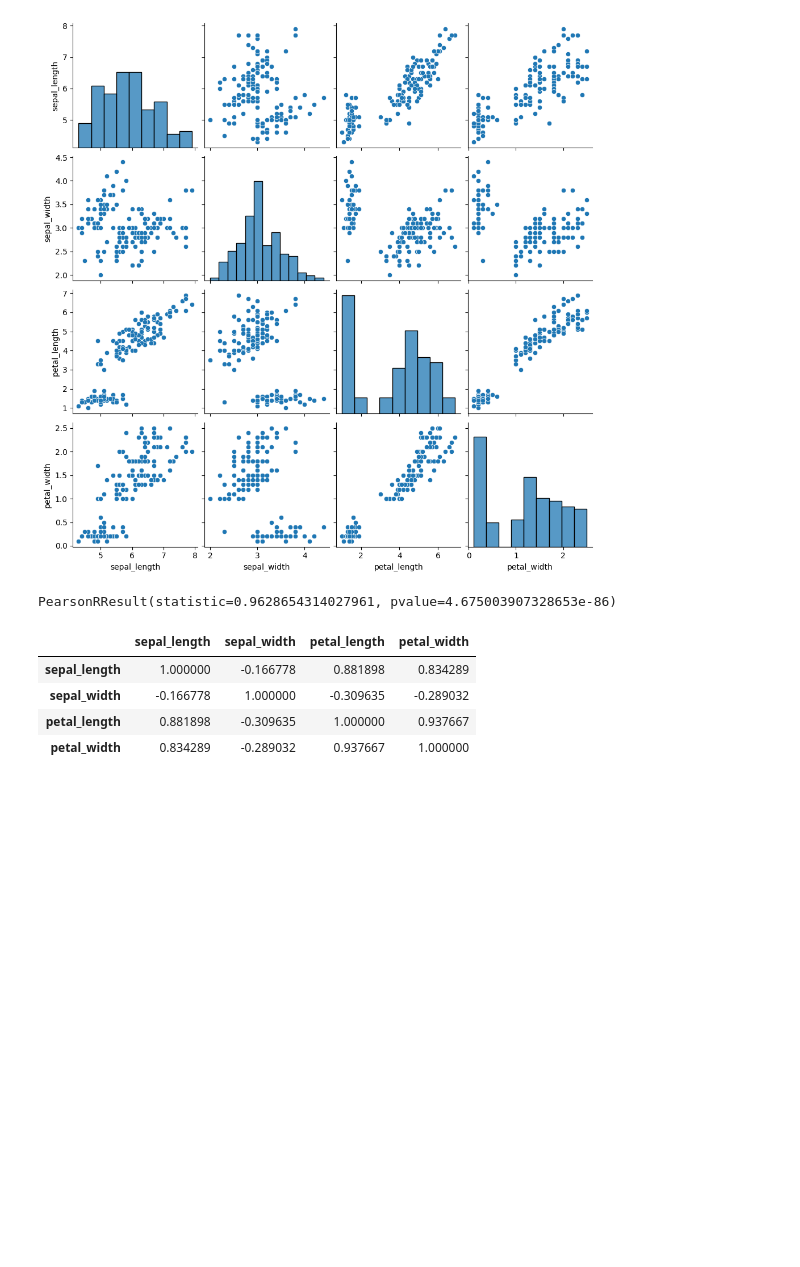
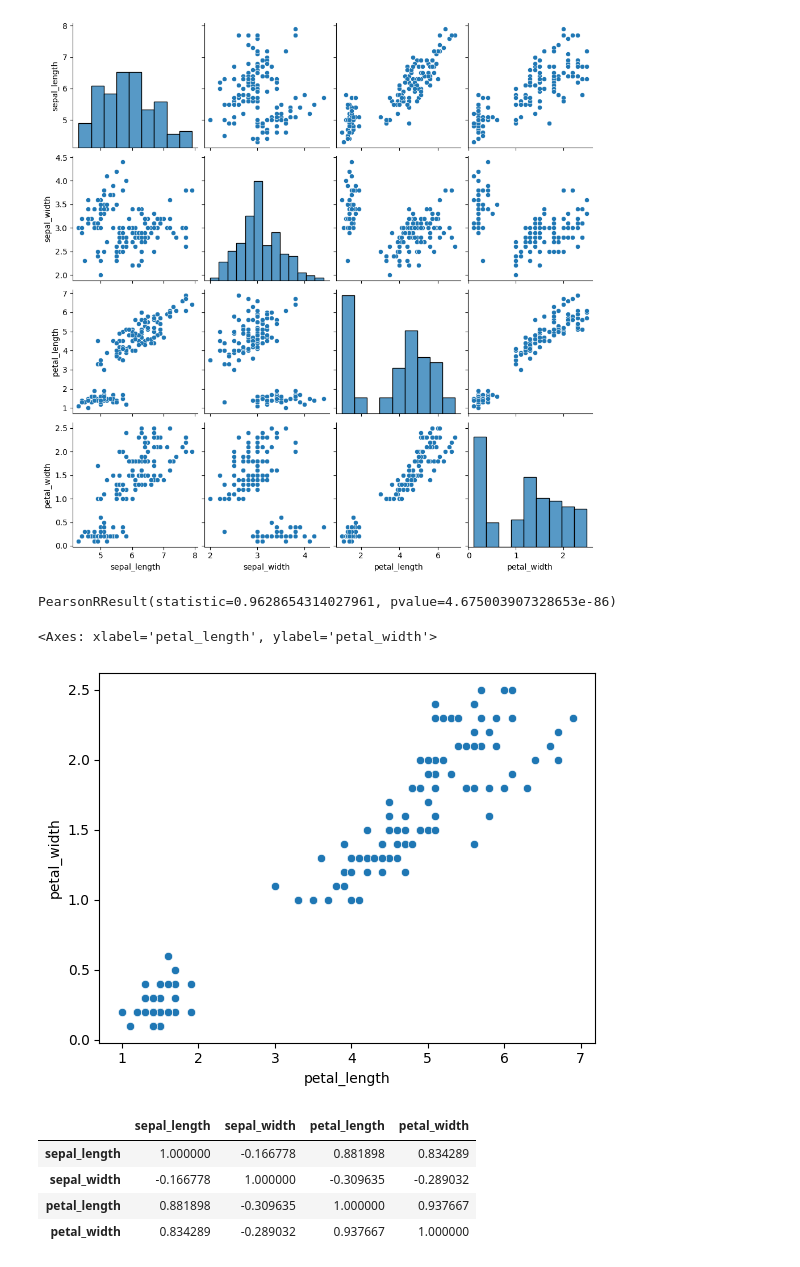
Before and after one commit to hjk7902/ml, a Jupyter notebook: 2장. 회귀분석 - 3절. 상관분석.ipynb, the cells around one changed output. Saved outputs shown, nothing was run; the diff lists cells and outputs as text; code cells hidden in the pictures; blank space fills up the shorter version.

```diff
--- a/2장. 회귀분석 - 3절. 상관분석.ipynb
+++ b/2장. 회귀분석 - 3절. 상관분석.ipynb
@@ -26,4 +26,9 @@ from scipy.stats.stats import pearsonr
 pearsonr(iris.petal_length, iris.petal_width)
 # %% [output]
 PearsonRResult(statistic=0.9628654314027961, pvalue=4.675003907328653e-86)
+# %%
+sns.scatterplot(data=iris, x="petal_length", y="petal_width")
+# %% [output]
+<Axes: xlabel='petal_length', ylabel='petal_width'>
+[figure, added]
 # %%
```
Also changed, not shown: parts of 5 cells of this notebook, 1 other file.
